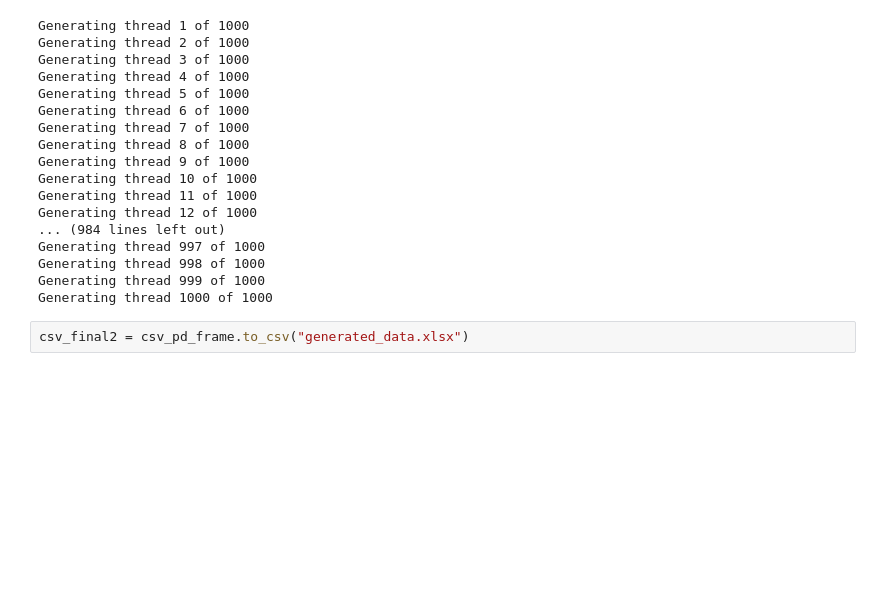
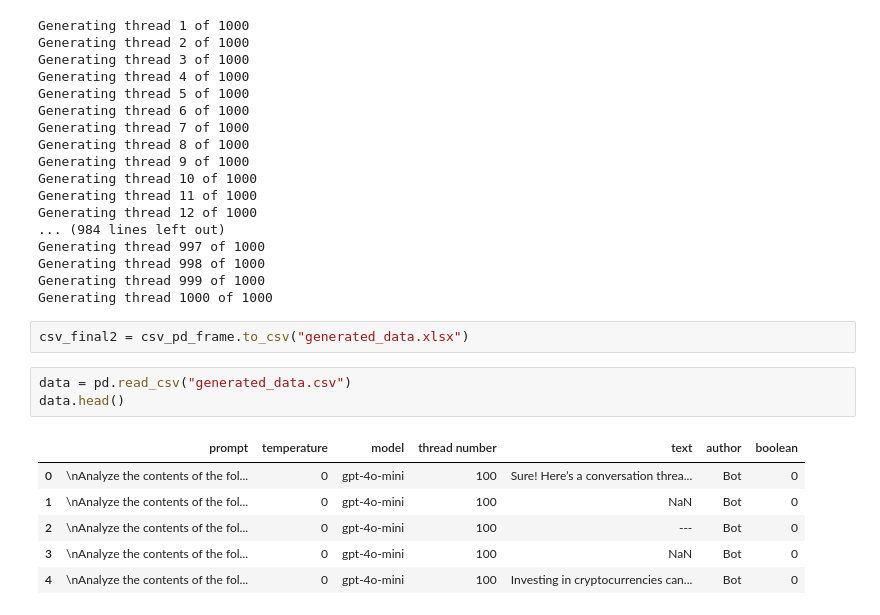
Before and after one commit to Daniwave100/YouTube-Bot-NN-Classifier, a Jupyter notebook: data_creator.ipynb, the cells around one changed output. Cells and saved outputs as stored; diff of their text form; blank space fills up the shorter version.

```diff
--- a/data_creator.ipynb
+++ b/data_creator.ipynb
@@ -114,3 +131,13 @@ Generating thread 999 of 1000
 Generating thread 1000 of 1000
 # %%
 csv_final2 = csv_pd_frame.to_csv("generated_data.xlsx")
+# %%
+data = pd.read_csv("generated_data.csv")
+data.head()
+# %% [output]
+|  | prompt | temperature | model | thread number | text | author | boolean |
+| 0 | \nAnalyze the contents of the fol... | 0 | gpt-4o-mini | 100 | Sure! Here’s a conversation threa... | Bot | 0 |
+| 1 | \nAnalyze the contents of the fol... | 0 | gpt-4o-mini | 100 | NaN | Bot | 0 |
+| 2 | \nAnalyze the contents of the fol... | 0 | gpt-4o-mini | 100 | --- | Bot | 0 |
+| 3 | \nAnalyze the contents of the fol... | 0 | gpt-4o-mini | 100 | NaN | Bot | 0 |
+| 4 | \nAnalyze the contents of the fol... | 0 | gpt-4o-mini | 100 | Investing in cryptocurrencies can... | Bot | 0 |
```
Also changed, not shown: parts of 5 cells of this notebook.
